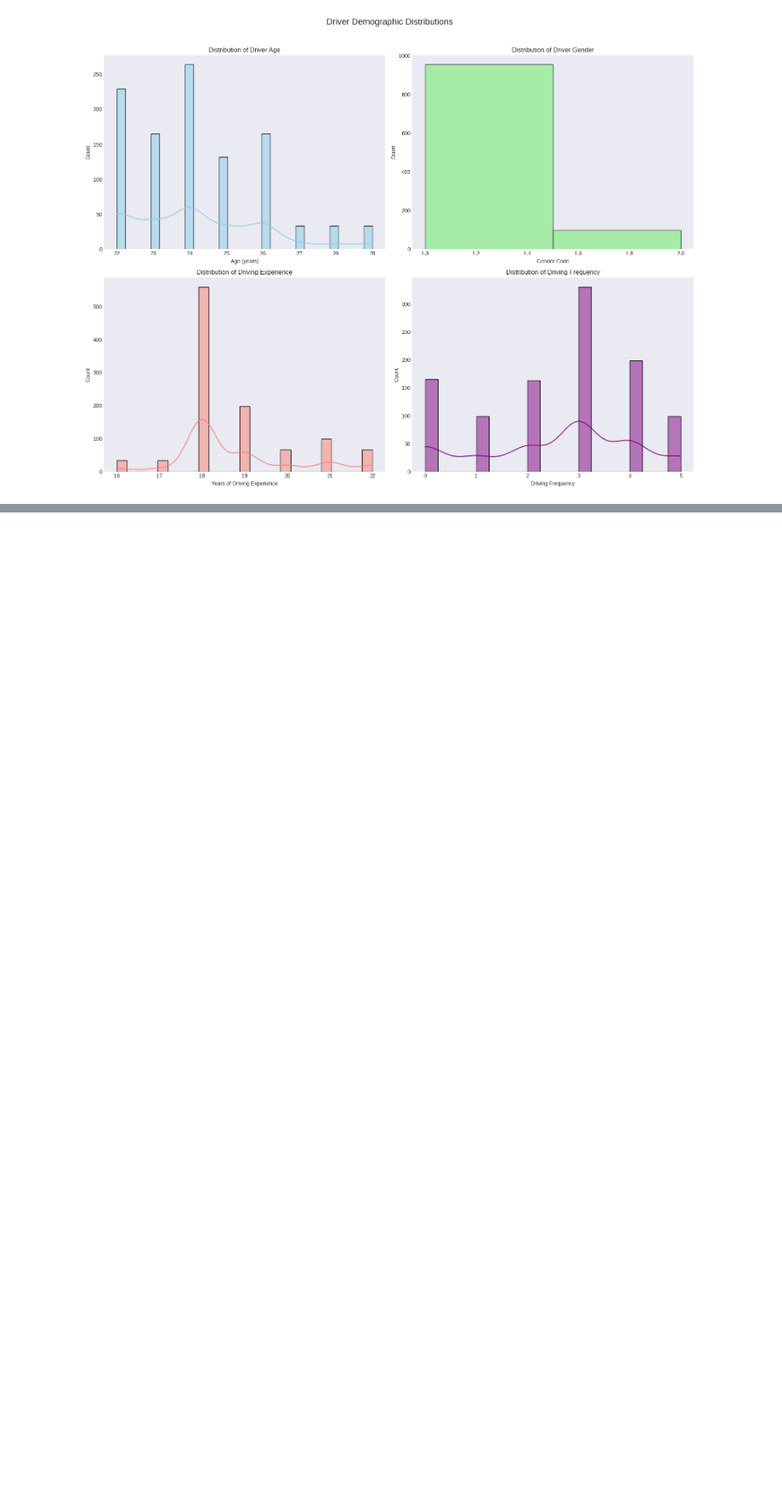
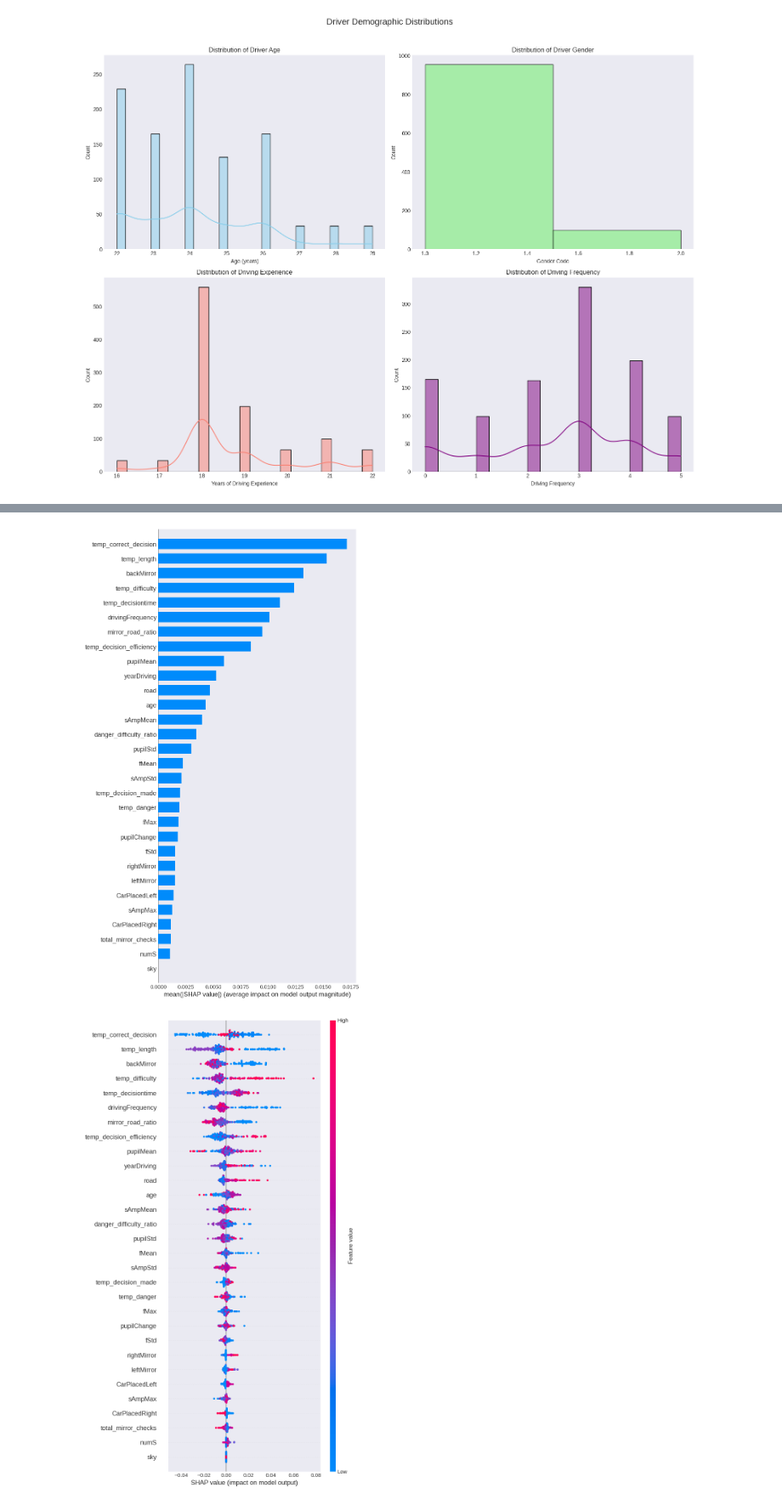
Before and after one commit to CommonDrum/Applied-AI, a Jupyter notebook: code.ipynb, the cells around one changed output, grey strips where cells are left out. Shown at 85% size. Cells and saved outputs as stored; diff of their text form; code cells hidden in the pictures; blank space fills up the shorter version.

```diff
--- a/code.ipynb
+++ b/code.ipynb
@@ -486,3 +486,5 @@ scaler = StandardScaler()
 numerical_features = ['age', 'yearDriving', 'temp_length', 'temp_decisiontime',
                      'temp_danger', 'temp_difficulty', 'pupilMean', 'pupilStd']
 df[numerical_features] = scaler.fit_transform(df[numerical_features])
+
+df.drop(columns=['gender'], inplace=True) # Gender is so unbalanced it would not add significant value
@@ -508,0 +491,27 @@ print(df.head())
+# %%
+# Create dataset for LightGBM
+y = df['Y']
+X = df.drop(columns=['Y'])
+
+X_train, X_test, y_train, y_test = train_test_split(X, y, test_size=0.2, random_state=42)
+
+train_data = lgb.Dataset(X_train, label=y_train)
+validation_data = lgb.Dataset(X_test, label=y_test)
+
+params = {
+    'objective': 'regression',
+    'metric': ['rmse', 'mae'],
+    'num_leaves': 20,
+    'learning_rate': 0.1,
+    'min_data_in_leaf': 5,
+    'bagging_freq': 5,
+    'verbose': -1,
+}
+
+model_lgb = lgb.train(
+    params,
+    train_data,
+    valid_sets=[train_data, validation_data],
+    num_boost_round=100,
+    callbacks=[early_stopping_callback],
+)
@@ -508,0 +526,16 @@ print(df.head())
+# %%
+# SHAP values
+explainer = shap.TreeExplainer(model_lgb)
+shap_values = explainer.shap_values(X_test)
+
+shap.summary_plot(shap_values, X_test, plot_type='bar', max_display=30)
+shap.summary_plot(shap_values, X_test, max_display=30)
+
+# SHAP dependence plot
+shap.dependence_plot('temp_decision_efficiency', shap_values, X_test, interaction_index='temp_length')
+shap.dependence_plot('danger_difficulty_ratio', shap_values, X_test, interaction_index='temp_danger')
+shap.dependence_plot('total_mirror_checks', shap_values, X_test, interaction_index='road')
+shap.dependence_plot('mirror_road_ratio', shap_values, X_test, interaction_index='road')
+# %% [output]
+[figure, added]
+[figure, added]
```
Also changed, not shown: parts of 6 cells of this notebook.
